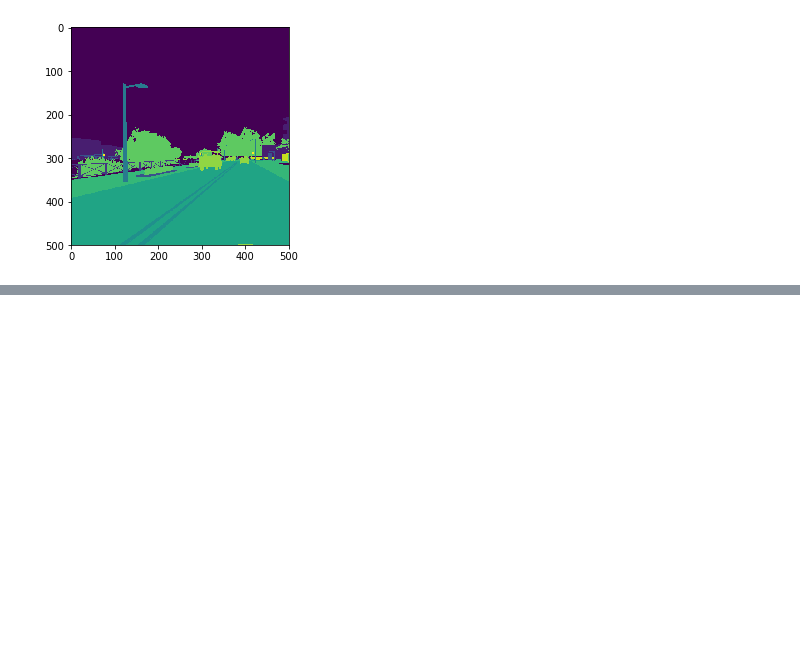
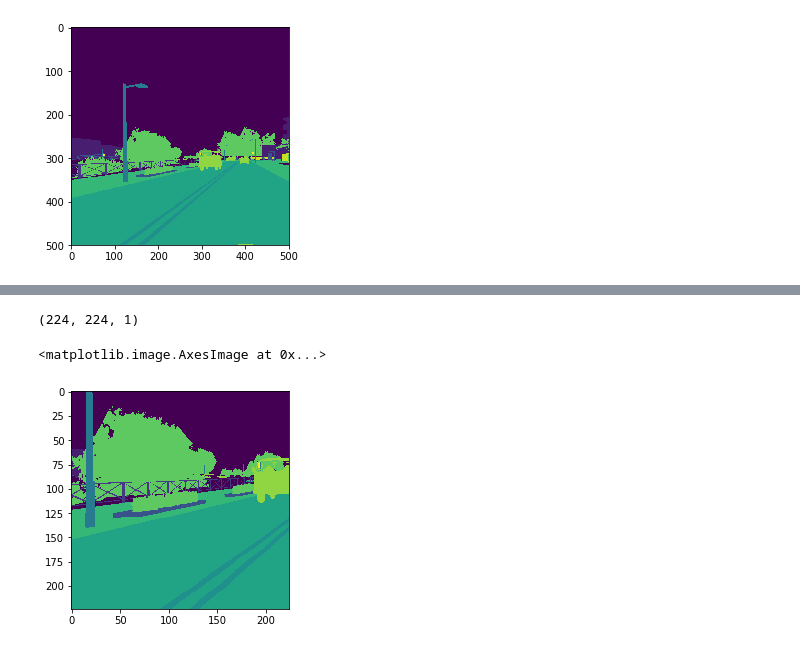
Before and after one commit to kanhua/lyft-challenge, a Jupyter notebook: Tensorflow image crop.ipynb, the cells around one changed output, grey strips where cells are left out. Drawn from its saved outputs; the diff is of its cells as text; code cells hidden in the pictures; blank space fills up the shorter version.

```diff
--- a/Tensorflow image crop.ipynb
+++ b/Tensorflow image crop.ipynb
@@ -92,11 +96,12 @@ with crop_graph.as_default():
         raw_image=tf.placeholder(tf.uint8,[None,None,3])
         raw_label=tf.placeholder(tf.uint8,[None,None,1])
         stacked_image_label=tf.concat((raw_image,raw_label),axis=2)
-        from inception_preprocessing import crop_image_label_for_train
+        from inception_preprocessing import crop_image_label_for_train, random_distort_images
         cropped_image_label=crop_image_label_for_train(stacked_image_label,224,224,bbox=None)
 
         cropped_image=cropped_image_label[:,:,0:3]
-        cropped_label=cropped_image_label[:,:,3]
+        cropped_label=cropped_image_label[:,:,3:]
+        color_distorted_image=random_distort_images(cropped_image)
 with tf.Session(graph=crop_graph) as sess:
     train_writer=tf.summary.FileWriter("./log/crop",sess.graph)
     merged=tf.summary.merge_all()
@@ -111,2 +118,9 @@ plt.imshow(cropped_image_n)
+# %%
+print(cropped_label_n.shape)
+# %% [output]
+(224, 224, 1)
 # %%
-plt.imshow(cropped_label_n)
+plt.imshow(cropped_label_n[:,:,0])
+# %% [output]
+<matplotlib.image.AxesImage at 0x...>
+[figure, added]
```
Also changed, not shown: parts of 3 cells of this notebook, 6 other files.
